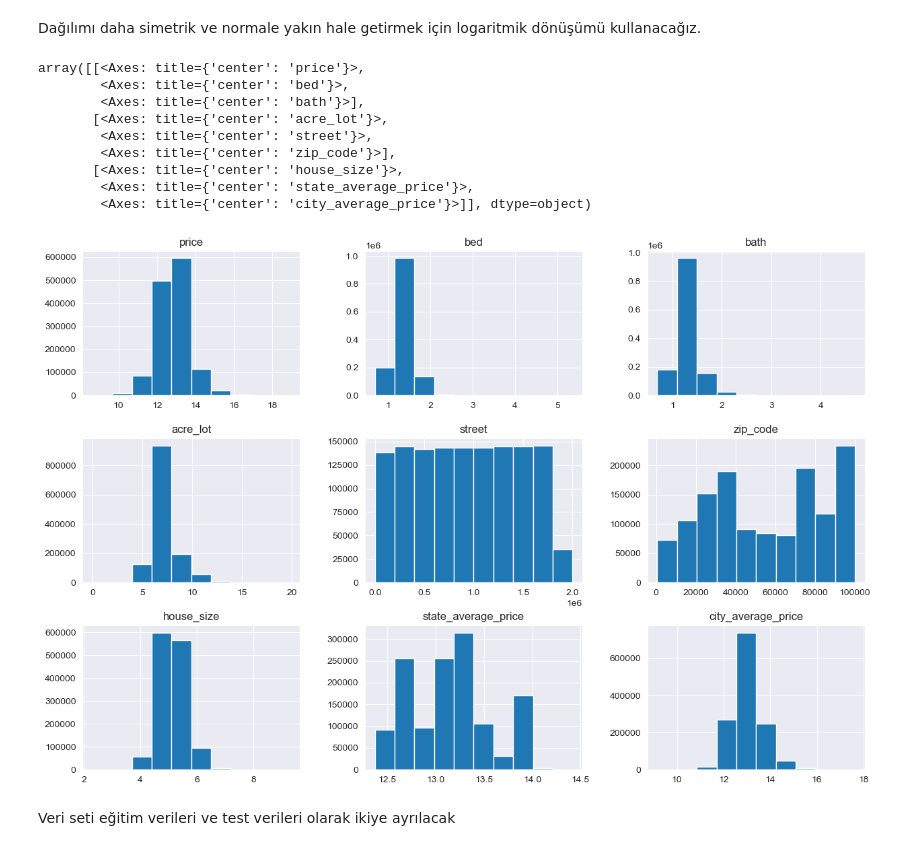
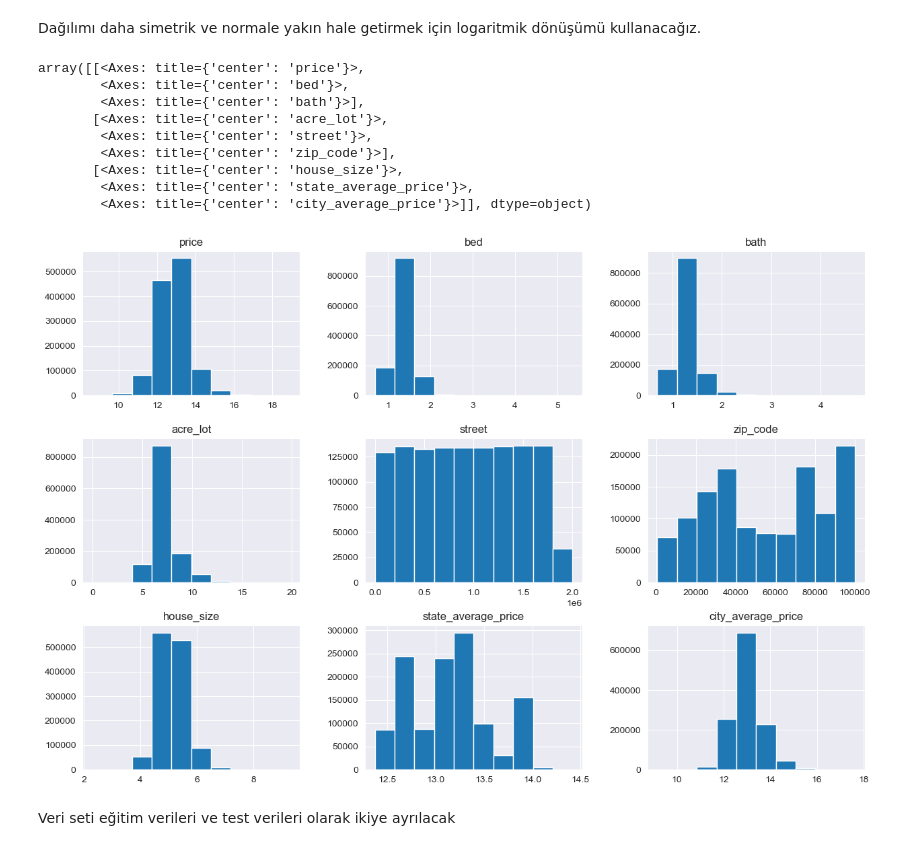
Before and after one commit to AmrWalidi/house-price-prediction-, a Jupyter notebook: house_price_prediction.ipynb, the cells around one changed output. Drawn from its saved outputs; the diff is of its cells as text; code cells hidden in the pictures.

```diff
--- a/house_price_prediction.ipynb
+++ b/house_price_prediction.ipynb
@@ -102,8 +102,6 @@ Eksik sokak değerleri için, öncelikle veri setini il ve şehre göre düzenle
 df1 = df1.sort_values(by=['state', 'city'])
 # %%
 df1.loc[:, 'street'] = df1['street'].ffill()
-df1.loc[:, 'zip_code'] = df1['zip_code'].ffill()
-df1.loc[:, 'city'] = df1['city'].ffill()
 # %%
 df1.isnull().sum()
 # %% [output]
@@ -174,6 +172,8 @@ Veri setinden il ve şehir dize değerlerini kaldıracağız
 df6.drop(['state', 'city'], axis=1, inplace=True)
 # %% [markdown]
 bu ısı haritası her özellik kombinasyonu için veri korelasyon değerini gösterir, değer ne kadar yüksekse bir özellik diğer bir özellik ile o kadar fazla korelasyona sahiptir
+# %%
+df7 = df6.drop_duplicates()
 # %%
 import seaborn as sns
 import matplotlib.pyplot as plt
@@ -203,28 +203,28 @@ Dağılımı daha simetrik ve normale yakın hale getirmek için logaritmik dön
 # %%
 import numpy as np
 
-df7 = df6.copy()
+df8 = df7.copy()
 
-df7['price'] = np.log(df7['price']+1)
-df7['house_size'] = np.log(df7['house_size']+1)
-df7['acre_lot'] = np.log(df7['acre_lot']+1)
-df7['city_average_price'] = np.log(df7['city_average_price']+1)
-df7['state_average_price'] = np.log(df7['state_average_price']+1)
-df7['bath'] = np.log(df7['bath']+1)
-df7['bed'] = np.log(df7['bed']+1)
+df8['price'] = np.log(df8['price']+1)
+df8['house_size'] = np.log(df8['house_size']+1)
+df8['acre_lot'] = np.log(df8['acre_lot']+1)
+df8['city_average_price'] = np.log(df8['city_average_price']+1)
+df8['state_average_price'] = np.log(df8['state_average_price']+1)
+df8['bath'] = np.log(df8['bath']+1)
+df8['bed'] = np.log(df8['bed']+1)
 # %%
-df7.hist(figsize=(15, 10))
+df8.hist(figsize=(15, 10))
 # %% [output]
 array([[<Axes: title={'center': 'price'}>,
         <Axes: title={'center': 'bed'}>,
         <Axes: title={'center': 'bath'}>],
        [<Axes: title={'center': 'acre_lot'}>,
         <Axes: title={'center': 'street'}>,
         <Axes: title={'center': 'zip_code'}>],
        [<Axes: title={'center': 'house_size'}>,
         <Axes: title={'center': 'state_average_price'}>,
         <Axes: title={'center': 'city_average_price'}>]], dtype=object)
-[figure, old version]
+[figure, new version]
 # %% [markdown]
 Veri seti eğitim verileri ve test verileri olarak ikiye ayrılacak
 # %%
```
Also changed, not shown: parts of 10 cells of this notebook.
